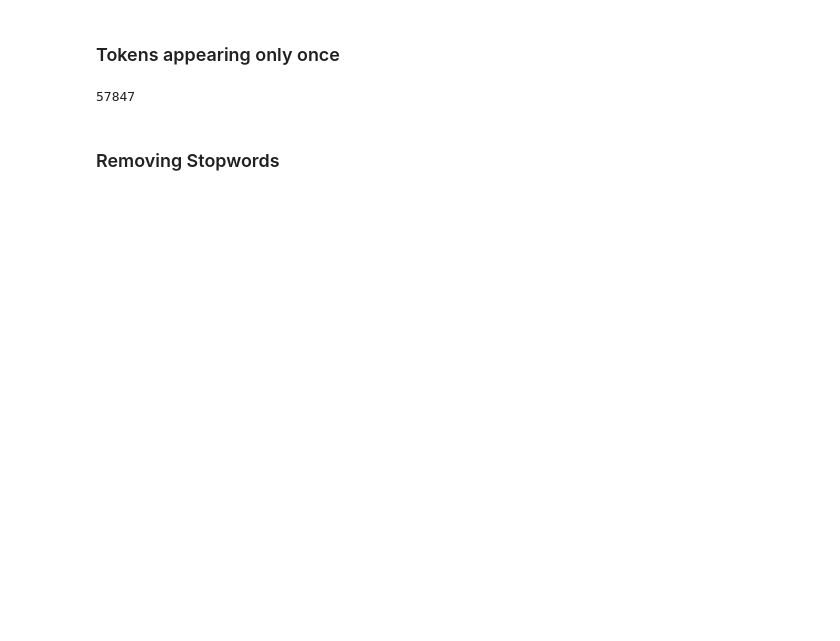
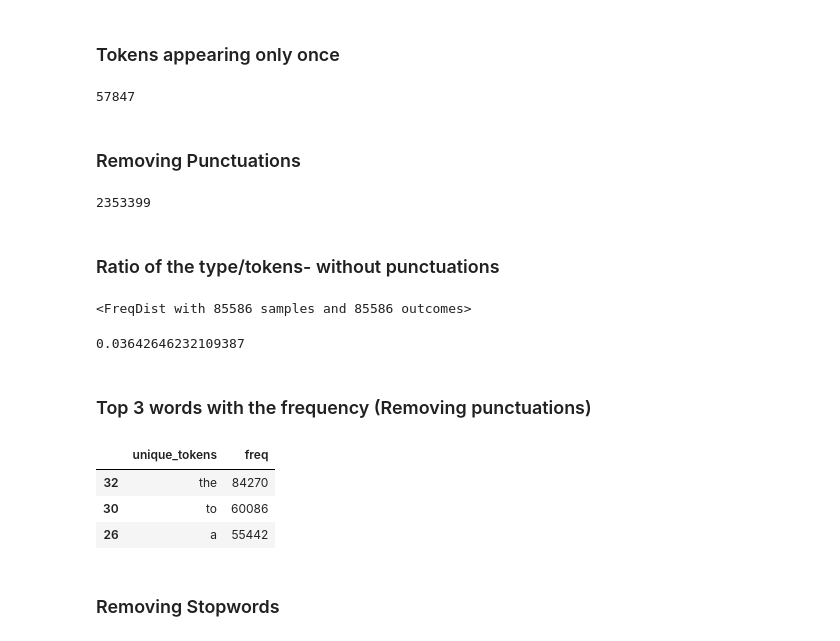
Before and after one commit to AadityaOfficial/CSI5386-CodeBase, a Jupyter notebook: NLP Assignment 1.ipynb, the cells around one changed output. Saved outputs shown, nothing was run; the diff lists cells and outputs as text; code cells hidden in the pictures; blank space fills up the shorter version.

```diff
--- a/NLP Assignment 1.ipynb
+++ b/NLP Assignment 1.ipynb
@@ -68,6 +95,39 @@ filtered_word_freq.to
 filtered_word_freq[filtered_word_freq['freq']==1]['unique_tokens'].count()
 # %% [output]
 57847
+# %% [markdown]
+### Removing Punctuations ###
+# %%
+no_punct_text = []
+for word in tokens:
+    if word.isalpha():
+        no_punct_text.append(word)
+print(len(no_punct_text))
+# %% [output]
+2353399
+# %% [markdown]
+### Ratio of the type/tokens- without punctuations
+# %%
+type_token_w_punc=nltk.FreqDist(no_punct_text)
+print(type_token)
+filtered_word_freq_w_punc = pd.DataFrame([dict((word, freq) for word, freq in type_token_w_punc.items())]).T.rename_axis("unique_tokens").reset_index()
+filtered_word_freq_w_punc.set_axis(['unique_tokens','freq'],axis=1, inplace=True)
+# %% [output]
+<FreqDist with 85586 samples and 85586 outcomes>
+# %%
+print(filtered_word_freq_w_punc['unique_tokens'].count()/len(no_punct_text))
+token_count_w_punc=filtered_word_freq_w_punc.sort_values(by='freq',ascending=False)
+# %% [output]
+0.03642646232109387
+# %% [markdown]
+### Top 3 words with the frequency (Removing punctuations)
+# %%
+token_count_w_punc.head(3)
+# %% [output]
+|  | unique_tokens | freq |
+| 32 | the | 84270 |
+| 30 | to | 60086 |
+| 26 | a | 55442 |
 # %% [markdown]
 ### Removing Stopwords
 # %%
```
Also changed, not shown: parts of 20 cells of this notebook.
